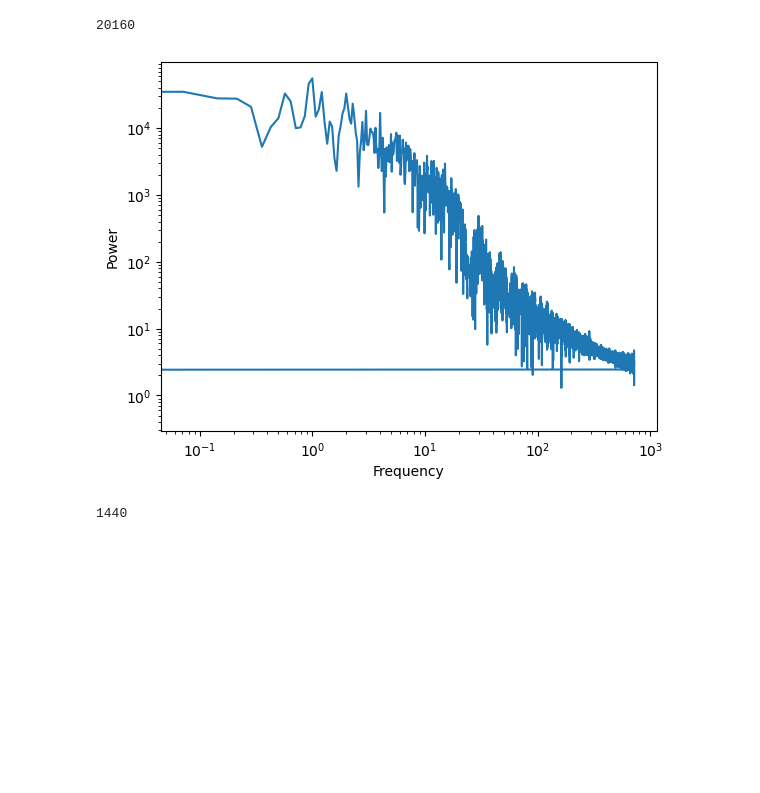
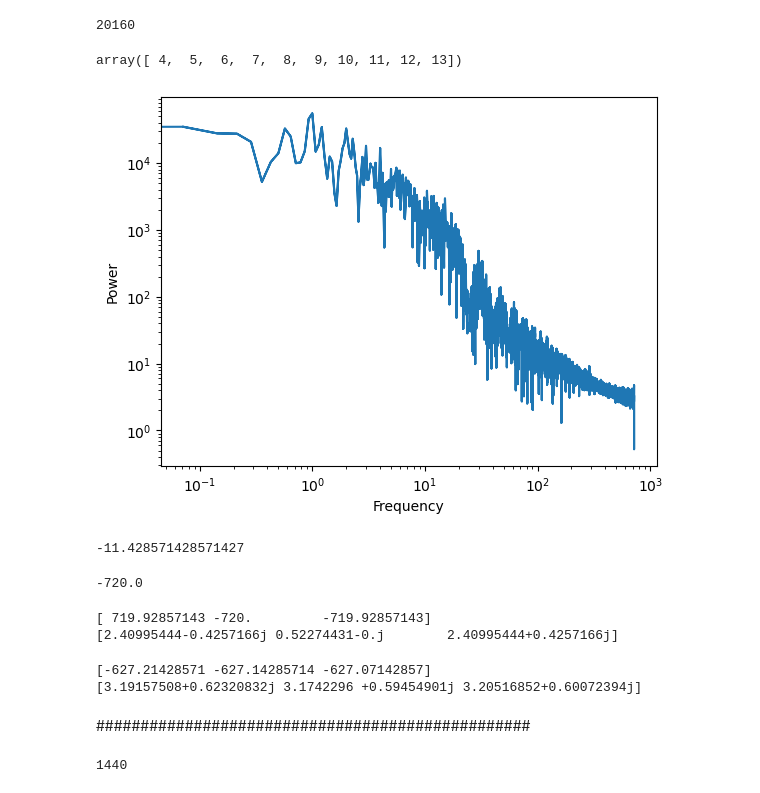
Before and after one commit to alexmarmaliuk/Space_Weather_Project, a Jupyter notebook: drafts/third_try.ipynb, the cells around one changed output. Drawn from its saved outputs; the diff is of its cells as text; code cells hidden in the pictures; blank space fills up the shorter version.

```diff
--- a/drafts/third_try.ipynb
+++ b/drafts/third_try.ipynb
@@ -74,26 +73,60 @@ building_plots(df.x, df.y)
 14 * 24 * 60
 # %% [output]
 20160
+# %%
+a = np.array([0,1,2,3,4,5,6,7,8,9]) + [4]
+a
+# %% [output]
+array([ 4,  5,  6,  7,  8,  9, 10, 11, 12, 13])
 # %%
 yf = sp.fft.fft(np.array(df.y))
 duration = 14
 sample_rate = 24 * 60
 xf = sp.fft.fftfreq(20160, 1 / sample_rate)
 fig_size = 15
 
 fig, ax = plt.subplots()
 # ax.set_yscale('function', functions=(partial(np.power, 10.0), np.log10))
 # ax.set_xscale('function', functions=(partial(np.power, 10.0), np.log10))
 # plt.plot(xf, np.abs(yf))
 # plt.plot(xf[20160//2 - 100000 + 10 : 20160//2], np.abs(yf)[20160//2 - 100000 + 10 : 20160//2 ])
-plt.plot(xf[20160//2 - 100000 + 10 : 20160], np.abs(yf)[20160//2 - 100000 + 10 : 20160 ])
+# plt.plot(xf[20160//2 - 100000 + 10 : 20160], np.abs(yf)[20160//2 - 100000 + 10 : 20160 ])
+lb = 0
+hb = 20160
+plt.plot(np.abs(xf[lb:hb].real), np.abs(yf)[lb:hb].real)
 plt.xlabel("Frequency")
 plt.ylabel("Power")
 plt.yscale('log')
 plt.xscale('log')
 plt.show()
 # %% [output]
-[figure, old version]
+[figure, new version]
+# %%
+xf[20000]
+# %% [output]
+-11.428571428571427
+# %%
+print(np.min(xf))
+# %% [output]
+-720.0
+# %%
+lb = 10079
+hb = 10082
+print(xf[lb:hb])
+print(yf[lb:hb])
+# %% [output]
+[ 719.92857143 -720.         -719.92857143]
+[2.40995444-0.4257166j 0.52274431-0.j        2.40995444+0.4257166j]
+# %%
+lb = 11379
+hb = 11382
+print(xf[lb:hb])
+print(yf[lb:hb])
+# %% [output]
+[-627.21428571 -627.14285714 -627.07142857]
+[3.19157508+0.62320832j 3.1742296 +0.59454901j 3.20516852+0.60072394j]
+# %% [markdown]
+#################################################
 # %%
 sample_rate
 # %% [output]
```
Also changed, not shown: parts of 2 cells of this notebook, 7 other files.
